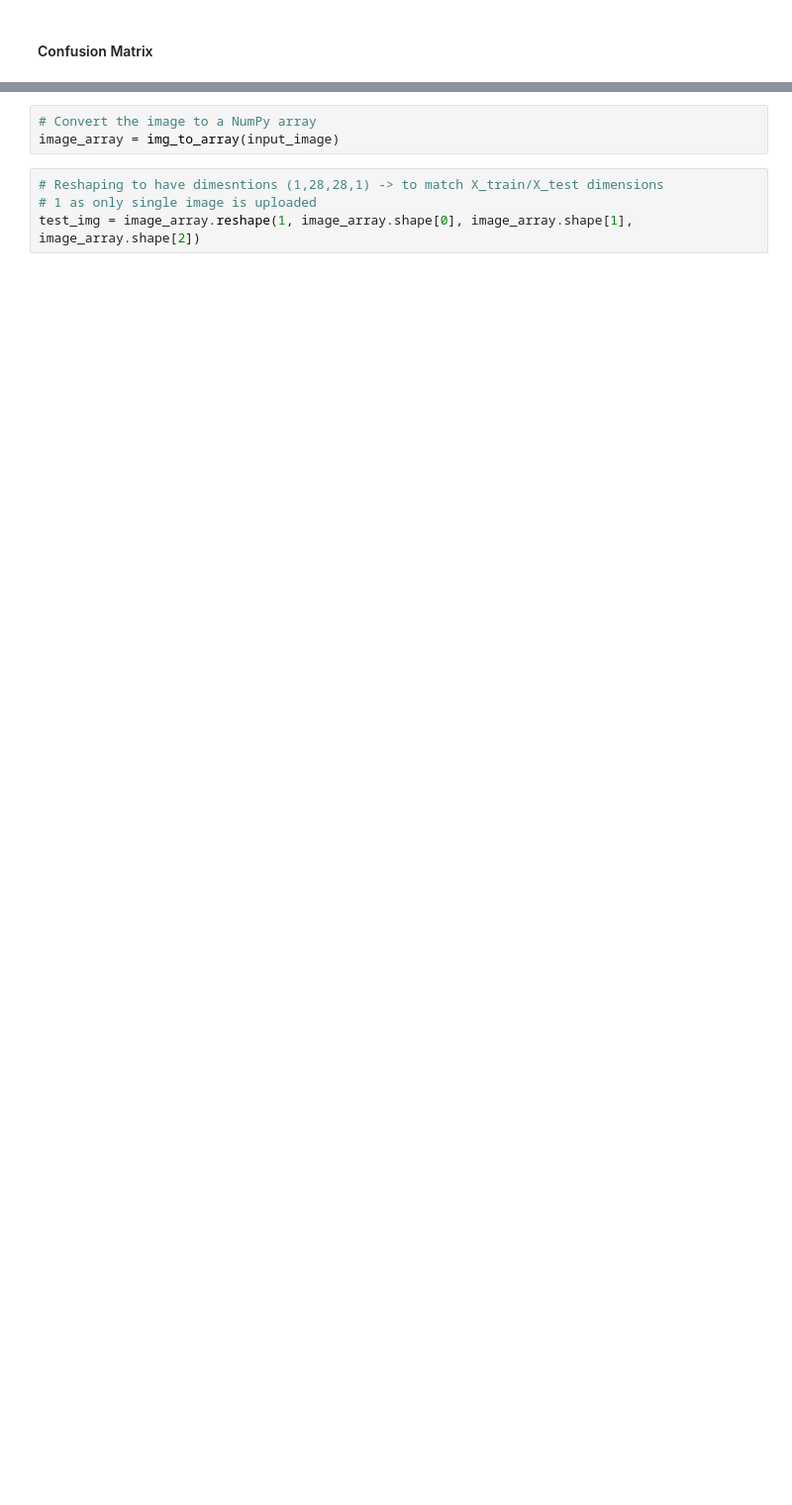
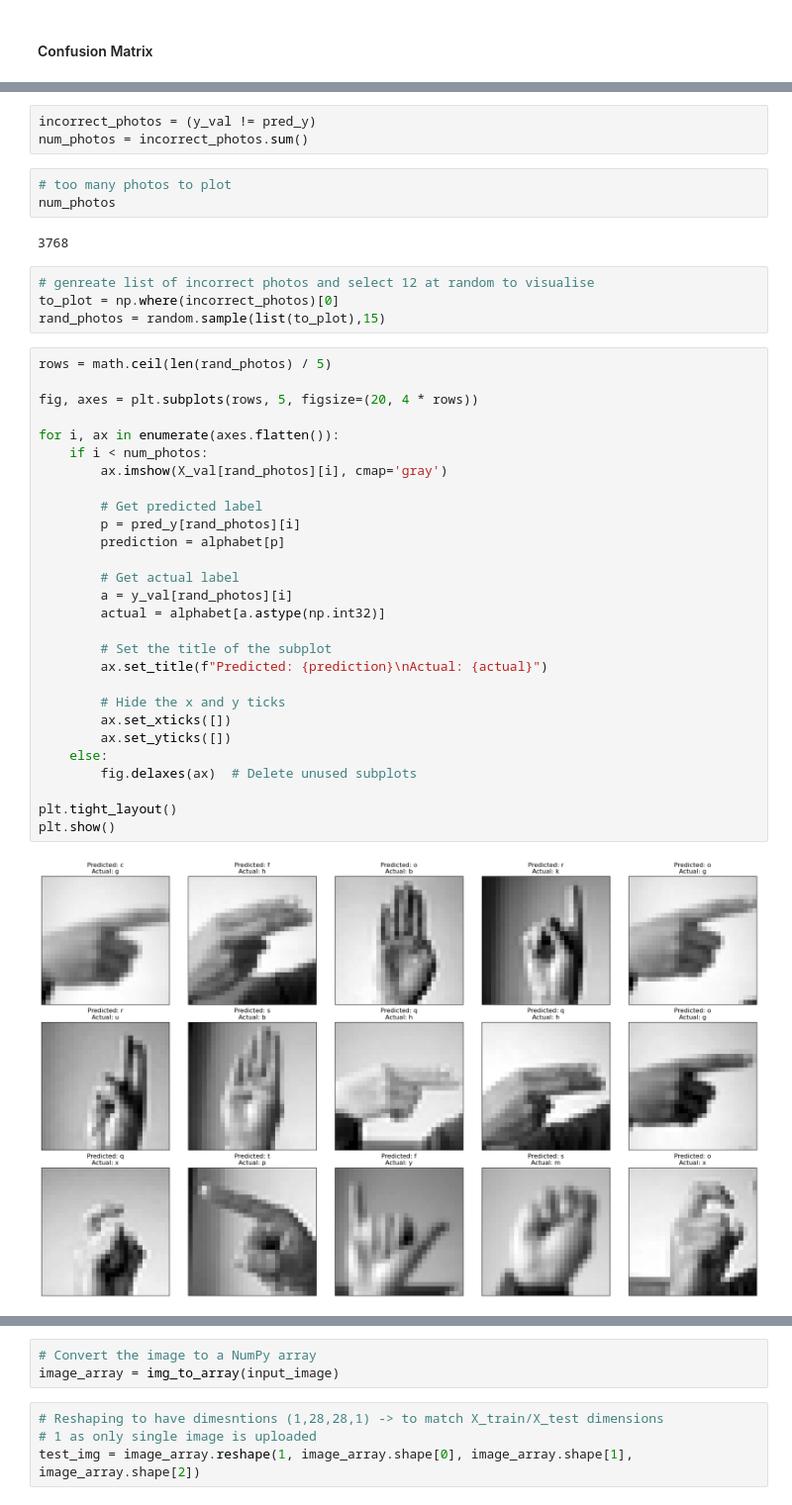
Before and after one commit to simrenbasra/Sign_Lingual, a Jupyter notebook: notebooks/03_cnn/02-CNN-with-data-aug.ipynb, the cells around one changed output, grey strips where cells are left out. Shown at 99% size. Cells and saved outputs as stored; diff of their text form; blank space fills up the shorter version.

```diff
--- a/notebooks/03_cnn/02-CNN-with-data-aug.ipynb
+++ b/notebooks/03_cnn/02-CNN-with-data-aug.ipynb
@@ -175,0 +222,42 @@ plt.show()
+# %%
+incorrect_photos = (y_val != pred_y)
+num_photos = incorrect_photos.sum()
+# %%
+# too many photos to plot
+num_photos
+# %% [output]
+3768
+# %%
+# genreate list of incorrect photos and select 12 at random to visualise
+to_plot = np.where(incorrect_photos)[0]
+rand_photos = random.sample(list(to_plot),15)
+# %%
+rows = math.ceil(len(rand_photos) / 5)
+
+fig, axes = plt.subplots(rows, 5, figsize=(20, 4 * rows))
+
+for i, ax in enumerate(axes.flatten()):
+    if i < num_photos:
+        ax.imshow(X_val[rand_photos][i], cmap='gray')
+
+        # Get predicted label
+        p = pred_y[rand_photos][i]
+        prediction = alphabet[p]
+
+        # Get actual label
+        a = y_val[rand_photos][i]
+        actual = alphabet[a.astype(np.int32)]
+
+        # Set the title of the subplot
+        ax.set_title(f"Predicted: {prediction}\nActual: {actual}")
+
+        # Hide the x and y ticks
+        ax.set_xticks([])
+        ax.set_yticks([])
+    else:
+        fig.delaxes(ax)  # Delete unused subplots
+
+plt.tight_layout()
+plt.show()
+# %% [output]
+[figure, added]
```
Also changed, not shown: parts of 49 cells of this notebook.
